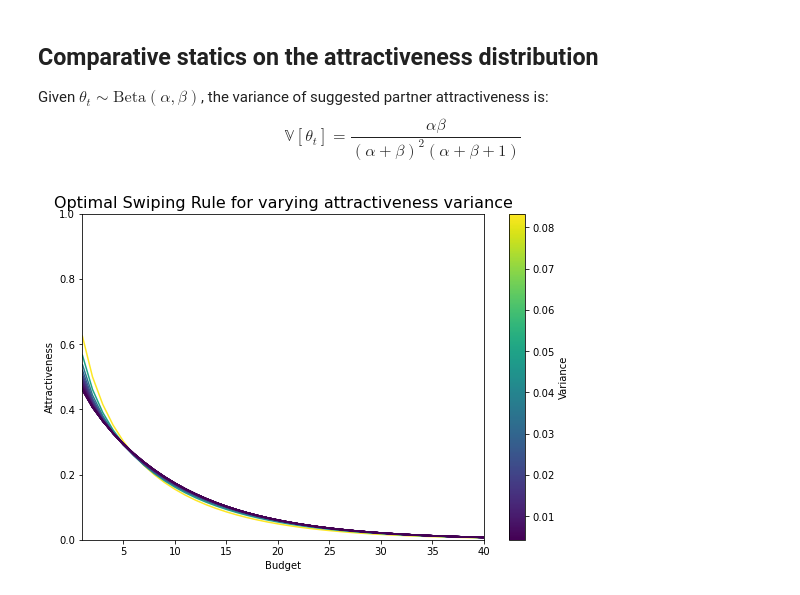
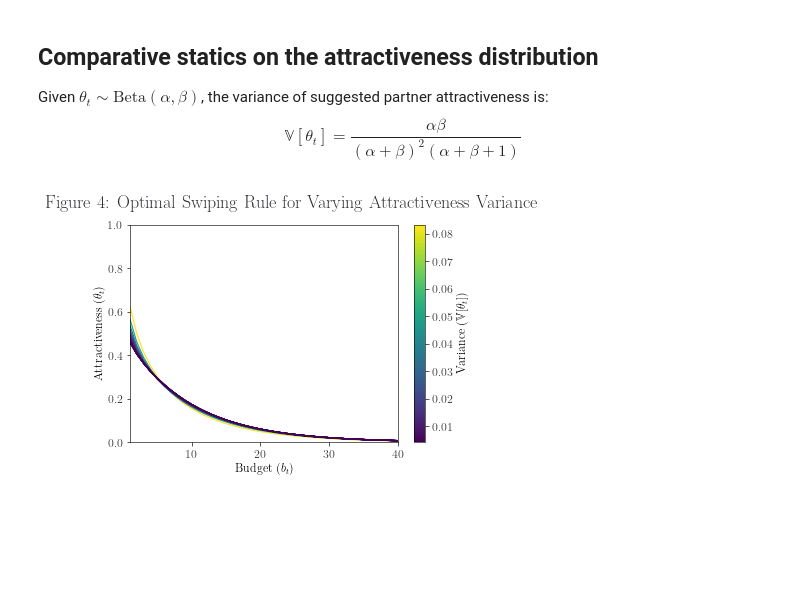
Before and after one commit to patohdzs/project-swipe, a Jupyter notebook: toy-model-one.ipynb, the cells around one changed output. Cells and saved outputs as stored; diff of their text form; code cells hidden in the pictures; blank space fills up the shorter version.

```diff
--- a/toy-model-one.ipynb
+++ b/toy-model-one.ipynb
@@ -226,34 +228,34 @@ $$
 # %%
 # Resetting exogenous parameters
 reset_exog_params()
 
 shape_vals = [(i,i) for i in range(1,30)]
 var_vals = [(a*b)/((a+b+1)*(a+b)**2)
             for a,b in shape_vals]
 
 b_vals = range(1,b_0+1)
 swiping_rules = []
 
 for s in shape_vals:
     α,β = s
     θ_vals = [optimize.root_scalar(initial_condition, bracket=[0,1], method='brentq').root]
     for i in range(b_0-1):
         θ_prev = θ_vals[i]
         θ_vals.append(optimize.root_scalar(phi, bracket=[0,1], method='brentq').root)
     swiping_rules.append(θ_vals)
 
 # Plotting swiping rules
-fig, ax = plt.subplots(figsize=(9,6))
+fig, ax = plt.subplots()
 ax.set_xlim(1,b_0)
 ax.set_ylim(0,1)
 line_segments = LineCollection([np.column_stack([b_vals, θ_vals])
                                 for θ_vals in swiping_rules])
 line_segments.set_array(np.array(var_vals))
 ax.add_collection(line_segments)
 axcb = fig.colorbar(line_segments)
-axcb.set_label('Variance')
-ax.set_title('Optimal Swiping Rule for varying attractiveness variance', size=16)
-ax.set(xlabel='Budget', ylabel='Attractiveness')
+axcb.set_label(r'Variance ($\mathbb{V}[\theta_t]$)')
+fig.suptitle('Figure 4: Optimal Swiping Rule for Varying Attractiveness Variance')
+ax.set(xlabel=r'Budget ($b_t$)', ylabel=r'Attractiveness ($\theta_t$)')
 plt.show()
 # %% [output]
-[figure, old version]
+[figure, new version]
```
Also changed, not shown: parts of 4 cells of this notebook, 1 other file.
